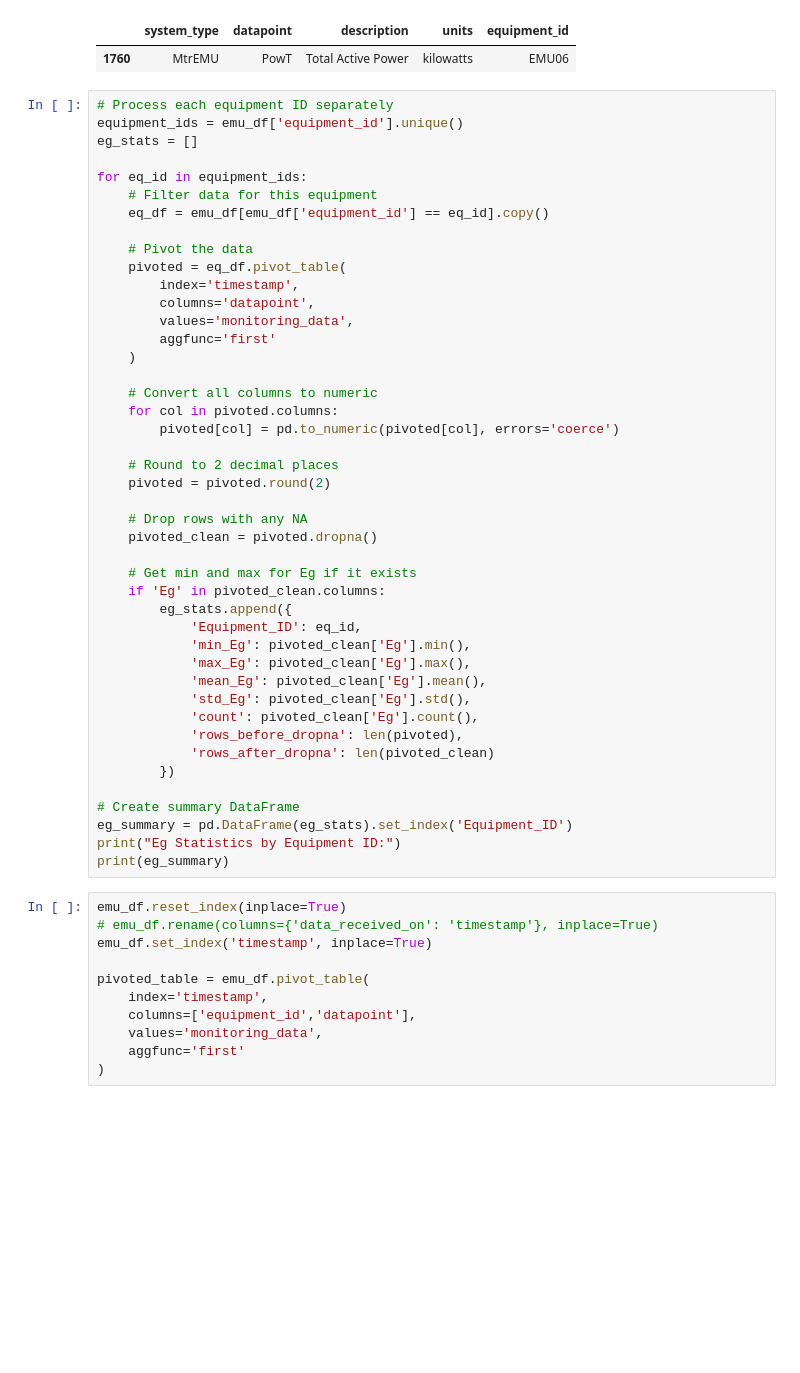
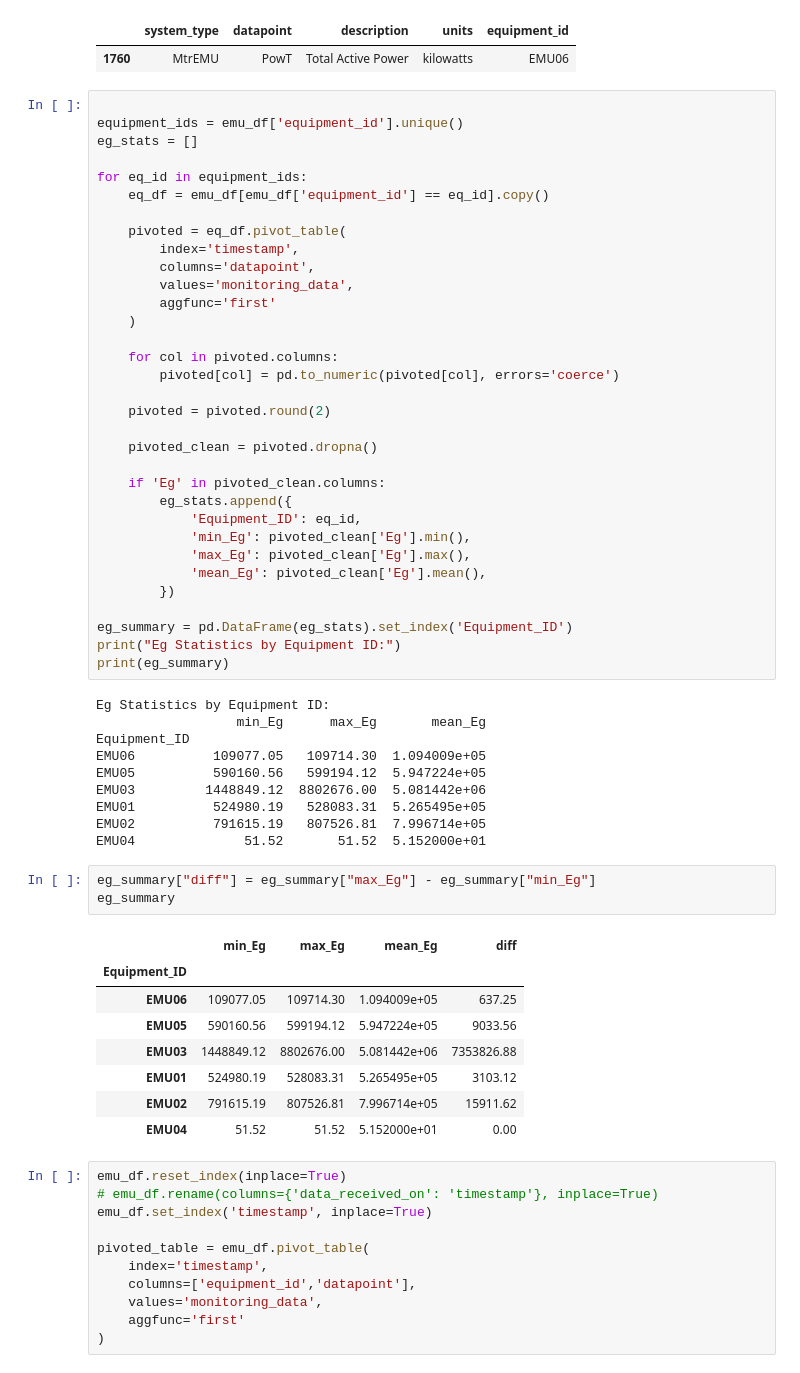
Before and after one commit to debashis-ker/BMS-AI-Prediction, a Jupyter notebook: notebooks/emu.ipynb, the cells around one changed output. Drawn from its saved outputs; the diff is of its cells as text; blank space fills up the shorter version.

```diff
--- a/notebooks/emu.ipynb
+++ b/notebooks/emu.ipynb
@@ -102,15 +102,13 @@ bacnet_map[bacnet_map["datapoint"]=="PowT"]
 |  | system_type | datapoint | description | units | equipment_id |
 | 1760 | MtrEMU | PowT | Total Active Power | kilowatts | EMU06 |
 # %%
-# Process each equipment ID separately
+
 equipment_ids = emu_df['equipment_id'].unique()
 eg_stats = []
 
 for eq_id in equipment_ids:
-    # Filter data for this equipment
     eq_df = emu_df[emu_df['equipment_id'] == eq_id].copy()
 
-    # Pivot the data
     pivoted = eq_df.pivot_table(
         index='timestamp',
         columns='datapoint',
@@ -118,33 +116,46 @@ for eq_id in equipment_ids:
         aggfunc='first'
     )
 
-    # Convert all columns to numeric
     for col in pivoted.columns:
         pivoted[col] = pd.to_numeric(pivoted[col], errors='coerce')
 
-    # Round to 2 decimal places
     pivoted = pivoted.round(2)
 
-    # Drop rows with any NA
     pivoted_clean = pivoted.dropna()
 
-    # Get min and max for Eg if it exists
     if 'Eg' in pivoted_clean.columns:
         eg_stats.append({
             'Equipment_ID': eq_id,
             'min_Eg': pivoted_clean['Eg'].min(),
             'max_Eg': pivoted_clean['Eg'].max(),
             'mean_Eg': pivoted_clean['Eg'].mean(),
-            'std_Eg': pivoted_clean['Eg'].std(),
-            'count': pivoted_clean['Eg'].count(),
-            'rows_before_dropna': len(pivoted),
-            'rows_after_dropna': len(pivoted_clean)
         })
 
-# Create summary DataFrame
 eg_summary = pd.DataFrame(eg_stats).set_index('Equipment_ID')
 print("Eg Statistics by Equipment ID:")
 print(eg_summary)
+# %% [output]
+Eg Statistics by Equipment ID:
+                  min_Eg      max_Eg       mean_Eg
+Equipment_ID
+EMU06          109077.05   109714.30  1.094009e+05
+EMU05          590160.56   599194.12  5.947224e+05
+EMU03         1448849.12  8802676.00  5.081442e+06
+EMU01          524980.19   528083.31  5.265495e+05
+EMU02          791615.19   807526.81  7.996714e+05
+EMU04              51.52       51.52  5.152000e+01
+# %%
+eg_summary["diff"] = eg_summary["max_Eg"] - eg_summary["min_Eg"]
+eg_summary
+# %% [output]
+|  | min_Eg | max_Eg | mean_Eg | diff |
+| Equipment_ID |  |  |  |  |
+| EMU06 | 109077.05 | 109714.30 | 1.094009e+05 | 637.25 |
+| EMU05 | 590160.56 | 599194.12 | 5.947224e+05 | 9033.56 |
+| EMU03 | 1448849.12 | 8802676.00 | 5.081442e+06 | 7353826.88 |
+| EMU01 | 524980.19 | 528083.31 | 5.265495e+05 | 3103.12 |
+| EMU02 | 791615.19 | 807526.81 | 7.996714e+05 | 15911.62 |
+| EMU04 | 51.52 | 51.52 | 5.152000e+01 | 0.00 |
 # %%
 emu_df.reset_index(inplace=True)
 # emu_df.rename(columns={'data_received_on': 'timestamp'}, inplace=True)
```
Also changed, not shown: 2 other files.
